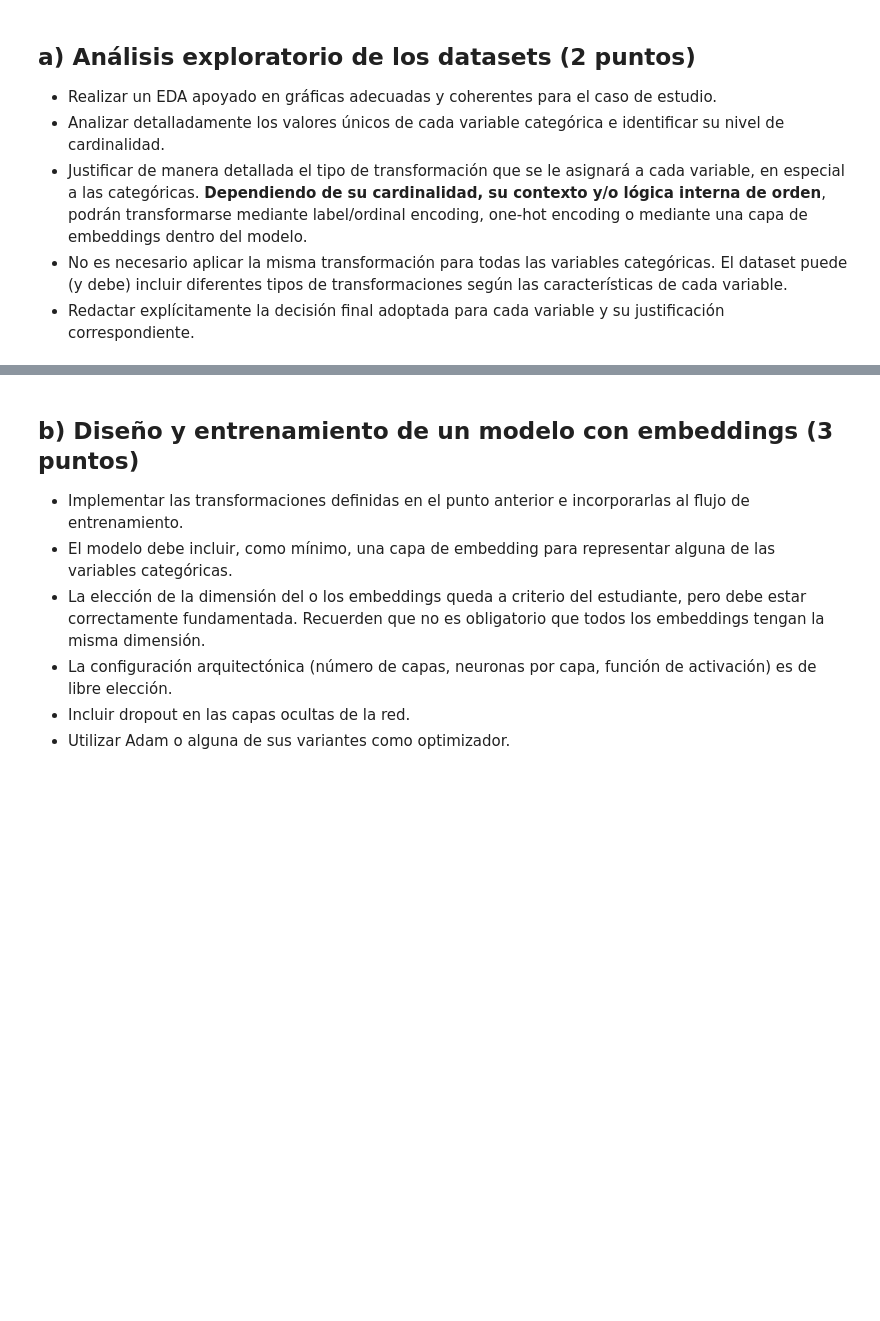
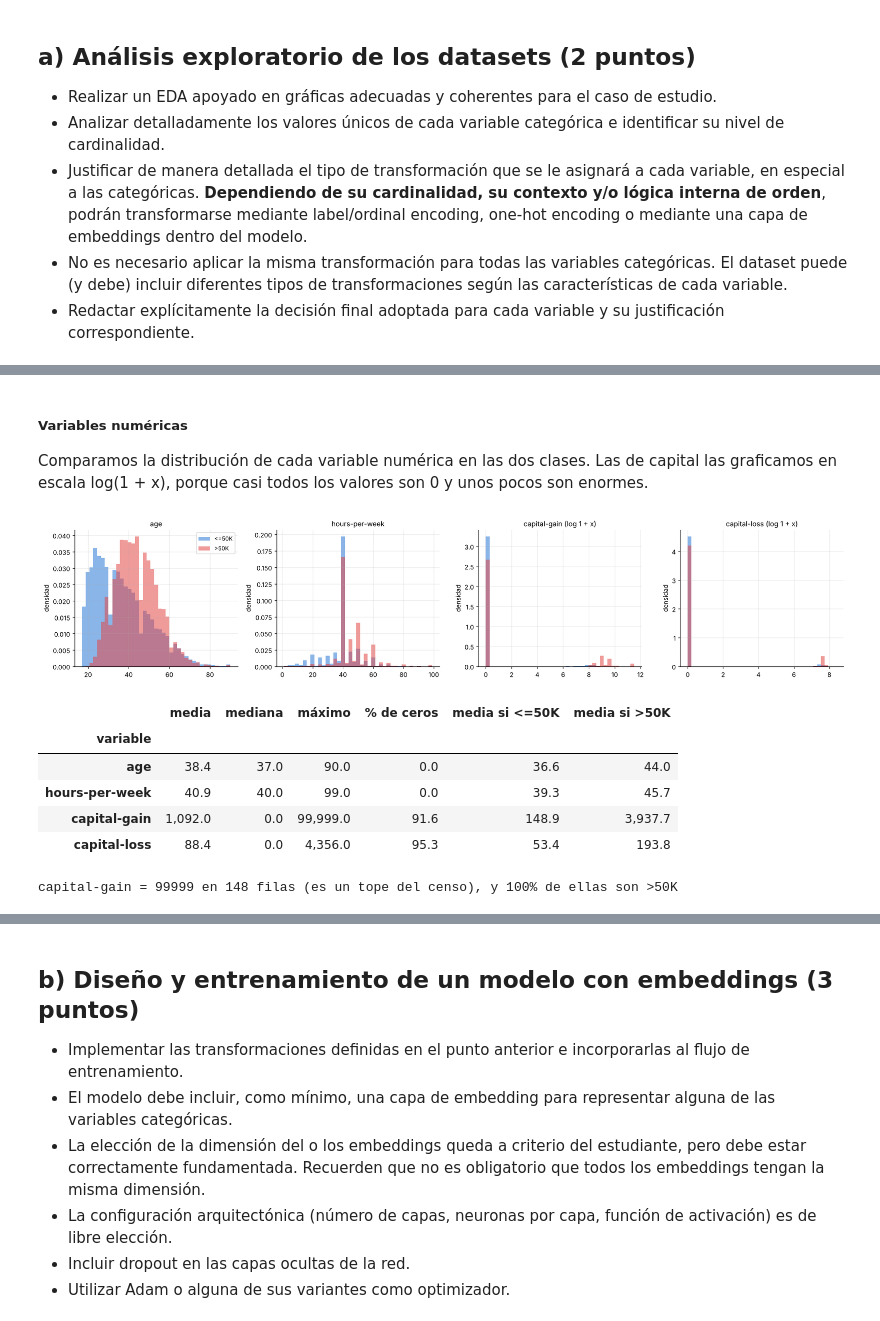
Before and after one commit to masouto94/aprendizaje_profundo, a Jupyter notebook: tps/tp_2/ASTORGA-GONZALEZ-SOUTO-TP2-Co26.ipynb, the cells around one changed output, grey strips where cells are left out. Cells and saved outputs as stored; diff of their text form; code cells hidden in the pictures; blank space fills up the shorter version.

```diff
--- a/tps/tp_2/ASTORGA-GONZALEZ-SOUTO-TP2-Co26.ipynb
+++ b/tps/tp_2/ASTORGA-GONZALEZ-SOUTO-TP2-Co26.ipynb
@@ -81,0 +176,39 @@ Está compuesto por los siguientes features:
+# %% [markdown]
+##### Variables numéricas
+
+Comparamos la distribución de cada variable numérica en las dos clases. Las de capital las graficamos en escala log(1 + x), porque casi todos los valores son 0 y unos pocos son enormes.
+# %%
+# a) Variables numéricas: distribución por clase
+NUM_COLS = ["age", "hours-per-week", "capital-gain", "capital-loss"]
+y_train_txt = train_raw[TARGET]
+fig, axes = plt.subplots(1, 4, figsize=(18, 3.8))
+for ax, col in zip(axes, NUM_COLS):
+    datos = train_raw[col]
+    if col.startswith("capital"):
+        datos = np.log1p(datos)          # se grafica en escala log(1 + x): la mayoría vale 0 y unos pocos valores son enormes
+    bins = np.linspace(datos.min(), datos.max(), 40)
+    for clase, color in [("<=50K", C_BAJO), (">50K", C_ALTO)]:
+        ax.hist(datos[y_train_txt == clase], bins=bins, alpha=0.55, color=color, label=clase, density=True)
+    ax.set_title(col + (" (log 1 + x)" if col.startswith("capital") else ""))
+    ax.set_ylabel("densidad")
+axes[0].legend()
+plt.tight_layout(); plt.show()
+
+filas = []
+for col in NUM_COLS:
+    x = train_raw[col]
+    filas.append({"variable": col, "media": x.mean(), "mediana": x.median(), "máximo": x.max(),
+                  "% de ceros": 100 * (x == 0).mean(),
+                  "media si <=50K": x[y_train_txt == "<=50K"].mean(), "media si >50K": x[y_train_txt == ">50K"].mean()})
+display(pd.DataFrame(filas).set_index("variable").style.format("{:,.1f}"))
+print(f"capital-gain = 99999 en {(train_raw['capital-gain'] == 99999).sum()} filas (es un tope del censo), "
+      f"y {100 * (train_raw.loc[train_raw['capital-gain'] == 99999, TARGET] == '>50K').mean():.0f}% de ellas son >50K")
+# %% [output]
+[figure, added]
+|  | media | mediana | máximo | % de ceros | media si <=50K | media si >50K |
+| variable |  |  |  |  |  |  |
+| age | 38.4 | 37.0 | 90.0 | 0.0 | 36.6 | 44.0 |
+| hours-per-week | 40.9 | 40.0 | 99.0 | 0.0 | 39.3 | 45.7 |
+| capital-gain | 1,092.0 | 0.0 | 99,999.0 | 91.6 | 148.9 | 3,937.7 |
+| capital-loss | 88.4 | 0.0 | 4,356.0 | 95.3 | 53.4 | 193.8 |
+capital-gain = 99999 en 148 filas (es un tope del censo), y 100% de ellas son >50K
```
Also changed, not shown: parts of 48 cells of this notebook, 1 other file.
